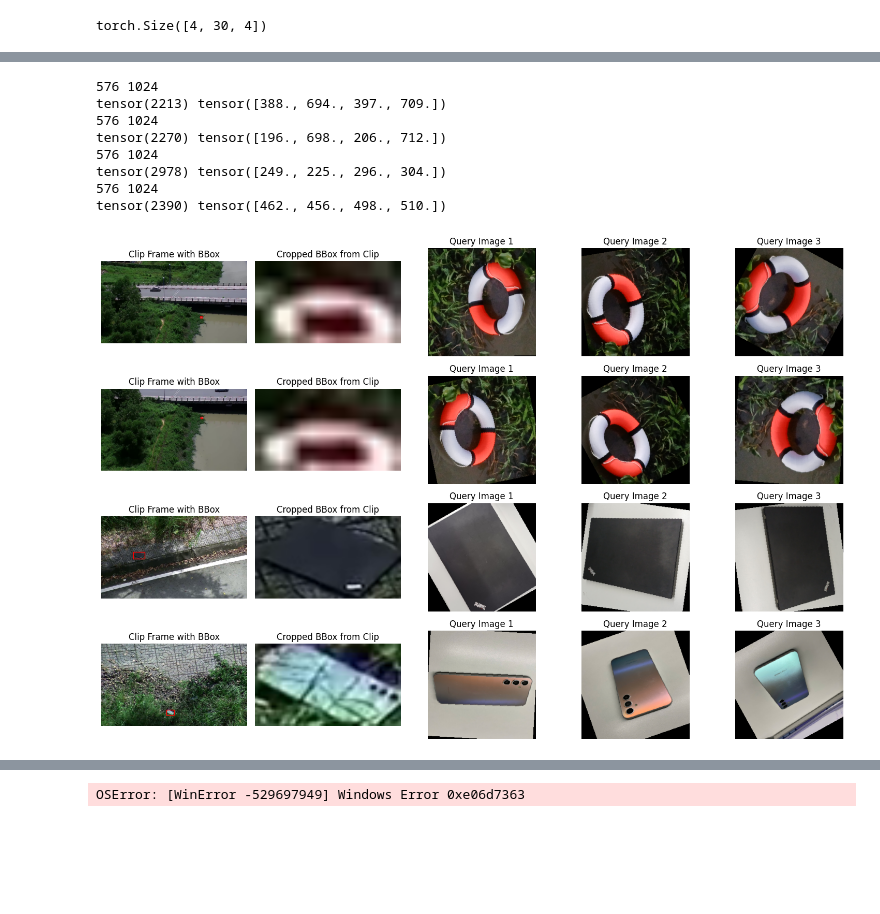
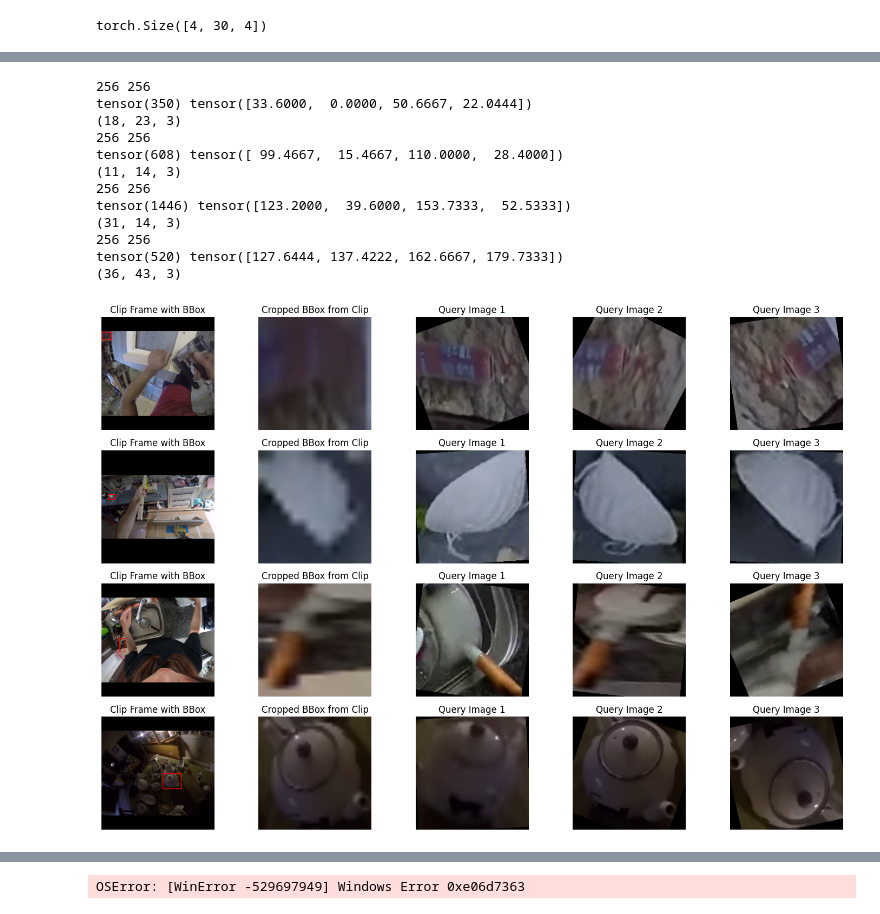
Before and after one commit to MinhDucNguyen9705/AeroEyes, a Jupyter notebook: data_pipeline.ipynb, the cells around one changed output, grey strips where cells are left out. Drawn from its saved outputs; the diff is of its cells as text; code cells hidden in the pictures; blank space fills up the shorter version.

Commit message:
Fix dataset

```diff
--- a/data_pipeline.ipynb
+++ b/data_pipeline.ipynb
@@ -221,6 +236,7 @@ class VisualQuery2DDataset(Dataset):
                         'response_track': clip['bboxes'],
                         'response_track_valid_range': [frame_id_min, frame_id_max],
                         'object_title': video['video_id'].split('_')[0],
+                        'clip_fps': video.get('clip_fps', 30.0)
                     }
                     self.annotations.append(curr_anno)
         return self.annotations
@@ -333,7 +349,7 @@ class VisualQuery2DDataset(Dataset):
 
         clip_with_bbox, clip_bbox = self._get_clip_bbox(sample, clip_idxs, clip_h, clip_w)
         # print(clip_with_bbox)
-        _, clip_bbox, clip_with_bbox, query, clip_h, clip_w = self._process_clip(clip, clip_bbox, clip_with_bbox)
+        clip, clip_bbox, clip_with_bbox, query, clip_h, clip_w = self._process_clip(clip, clip_bbox, clip_with_bbox)
 
         results = {
             'clip': clip,    # [B, num_frame, C, H, W]
@@ -348,7 +364,7 @@ class VisualQuery2DDataset(Dataset):
 
         return results
 # %%
-abs_dir = 'D:/OneDrive - Hanoi University of Science and Technology/Domain Basics/Introduction to Deep Learning/Data/train/samples'
+abs_dir = 'D:/OneDrive - Hanoi University of Science and Technology/Domain Basics/Introduction to Deep Learning/Data/train_ego4d/samples'
 data_paths = glob.glob(abs_dir+'/*')
 data_paths = [p.replace('\\', '/') for p in data_paths]
 # np.random.shuffle(data_paths)
@@ -393,5 +417,5 @@ train_dataset = VisualQuery2DDataset(clip_params, query_params, train_paths, mod
 # %%
-train_dataloader = DataLoader(train_dataset, batch_size=8, shuffle=True, num_workers=0)
+train_dataloader = DataLoader(train_dataset, batch_size=4, shuffle=True, num_workers=0)
 # %%
 len(train_dataloader)
 # %% [output]
@@ -423,49 +443,55 @@ num_sample = 4
 fig, axs = plt.subplots(4, 5, figsize=(15,10))
 frame = [random.choice(bbox_indices[i]).item() if len(bbox_indices[i])>0 else 0 for i in range(num_sample)]
 
 for i in range(num_sample):
     clip = sample_data['clip'][i, frame[i]].permute(1,2,0).numpy()
     h, w, _ = clip.shape
     print(h, w)
     axs[i, 0].imshow(clip)
     axs[i, 0].axis('off')
     axs[i, 0].set_title('Clip Frame with BBox')
     bbox = sample_data['clip_bbox'][i, frame[i]]
     # bbox = recover_bbox(bbox, h, w)
     bbox = recover_boxes_to_original(bbox.unsqueeze(0), h, w)[0].squeeze(0)
     print(sample_data['clip_idxs'][i, frame[i]], bbox)
     rect = plt.Rectangle((bbox[1], bbox[0]), (bbox[3]-bbox[1]), (bbox[2]-bbox[0]), linewidth=1, edgecolor='r', facecolor='none')
     axs[i, 0].add_patch(rect)
     # Crop the image using the bounding box
-    crop_image = sample_data['clip'][i, frame[i]].permute(1,2,0).numpy()
-    y1, x1, y2, x2 = int(bbox[0]), int(bbox[1]), int(bbox[2]), int(bbox[3])
-    crop_image = crop_image[y1:y2, x1:x2]
-    resized_crop = cv2.resize(crop_image, (w, h))
-    axs[i, 1].imshow(resized_crop)
-    axs[i, 1].axis('off')
-    axs[i, 1].set_title('Cropped BBox from Clip')
+    if len(bbox_indices[i]) > 0:
+        crop_image = sample_data['clip'][i, frame[i]].permute(1,2,0).numpy()
+        y1, x1, y2, x2 = int(bbox[0]), int(bbox[1]), math.ceil(bbox[2]), math.ceil(bbox[3])
+        crop_image = crop_image[y1:y2, x1:x2]
+        print(crop_image.shape)
+        resized_crop = cv2.resize(crop_image, (w, h))
+        axs[i, 1].imshow(resized_crop)
+        axs[i, 1].axis('off')
+        axs[i, 1].set_title('Cropped BBox from Clip')
     axs[i, 2].imshow(sample_data['query_images'][i, 0].permute(1,2,0).numpy())
     axs[i, 2].axis('off')
     axs[i, 2].set_title('Query Image 1')
     axs[i, 3].imshow(sample_data['query_images'][i, 1].permute(1,2,0).numpy())
     axs[i, 3].axis('off')
     axs[i, 3].set_title('Query Image 2')
     axs[i, 4].imshow(sample_data['query_images'][i, 2].permute(1,2,0).numpy())
     axs[i, 4].axis('off')
     axs[i, 4].set_title('Query Image 3')
 
 plt.tight_layout()
 plt.show()
 # %% [output]
-576 1024
-tensor(2213) tensor([388., 694., 397., 709.])
-576 1024
-tensor(2270) tensor([196., 698., 206., 712.])
-576 1024
-tensor(2978) tensor([249., 225., 296., 304.])
-576 1024
-tensor(2390) tensor([462., 456., 498., 510.])
+256 256
+tensor(350) tensor([33.6000,  0.0000, 50.6667, 22.0444])
+(18, 23, 3)
+256 256
+tensor(608) tensor([ 99.4667,  15.4667, 110.0000,  28.4000])
+(11, 14, 3)
+256 256
+tensor(1446) tensor([123.2000,  39.6000, 153.7333,  52.5333])
+(31, 14, 3)
+256 256
+tensor(520) tensor([127.6444, 137.4222, 162.6667, 179.7333])
+(36, 43, 3)
-[figure, old version]
+[figure, new version]
 # %%
 num_frames = 30
 batch = next(iter(train_dataloader))
```
Also changed, not shown: parts of 9 cells of this notebook, 6 other files.
